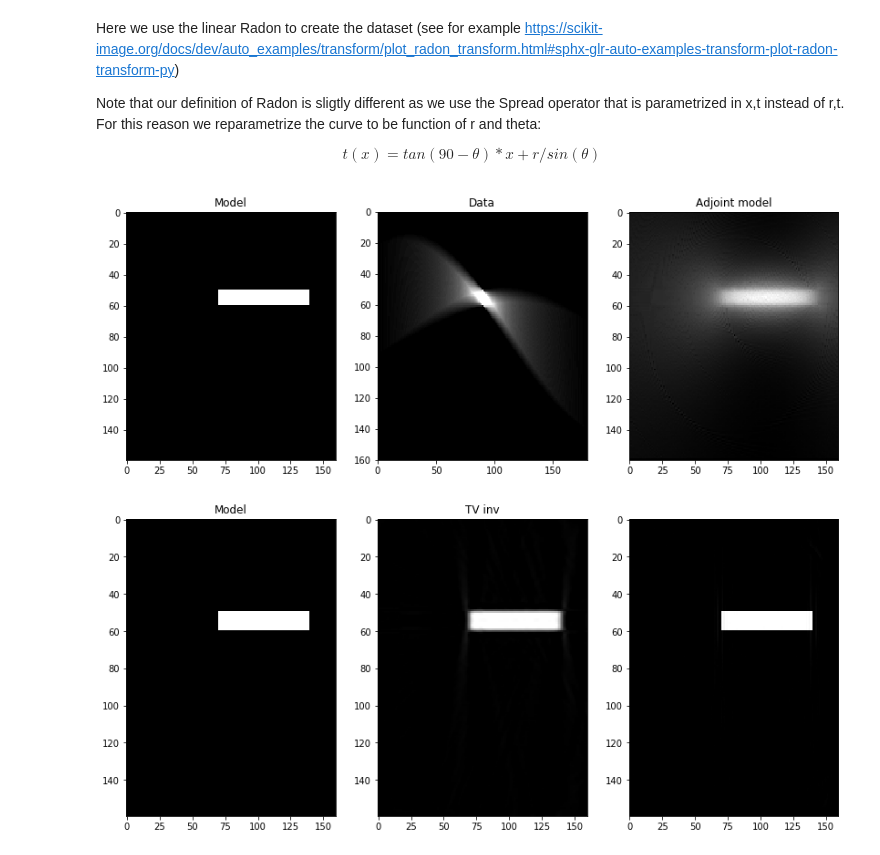
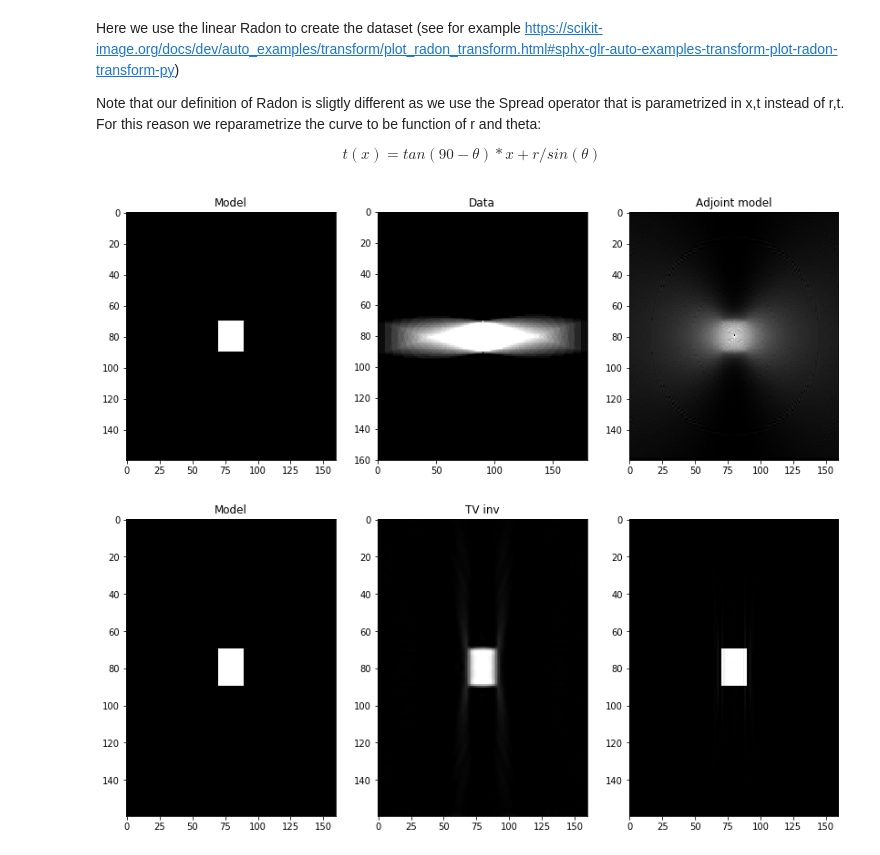
Before and after one commit to PyLops/pylops_notebooks, a Jupyter notebook: developement/TVreg.ipynb, the cells around one changed output. Cells and saved outputs as stored; diff of their text form; code cells hidden in the pictures.

```diff
--- a/developement/TVreg.ipynb
+++ b/developement/TVreg.ipynb
@@ -554,32 +554,32 @@ def create_table(f, x, taxis, thetaaxis, nx, nt, ntheta):
 # %%
 ny, nx = 160, 160
 image = np.zeros((ny, nx))
-image[50:60, 70:140] = 1
+image[70:90, 70:90] = 1
 
 theta = np.linspace(0., 180., 200, endpoint=False)
 table = create_table(radoncurve, np.arange(nx) - nx//2, np.arange(nx) - nx//2,
                      theta, ny, nx, theta.size)
 RLop = pylops.Spread((theta.size, nx), (ny, nx), table=table, engine='numba')
 
 y = RLop.H*image.T.ravel()
 y = y.reshape(theta.size, nx).T
 
 # Filtered back-projection
 imrec = RLop*y.T.ravel()
 imrec = imrec.reshape(nx, ny).T
 
 fig, axs = plt.subplots(1, 3, figsize=(14, 5))
 axs[0].imshow(image, vmin=0, vmax=1, cmap='gray')
 axs[0].set_title('Model')
 axs[0].axis('tight')
 axs[1].imshow(y, extent=(theta[0], theta[-1], ny, 0), cmap='gray')
 axs[1].set_title('Data')
 axs[1].axis('tight')
 axs[2].imshow(imrec, cmap='gray')
 axs[2].set_title('Adjoint model')
 axs[2].axis('tight');
 # %% [output]
-[figure, old version]
+[figure, new version]
 # %%
 Dop = [FirstDerivative(ny*nx, dims=(ny, nx), dir=0, edge=True, dtype=np.float),
        FirstDerivative(ny*nx, dims=(ny, nx), dir=1, edge=True, dtype=np.float)]
@@ -612,7 +612,7 @@ axs[2].imshow(xinv, vmin=0, vmax=1, cmap='gray')
 axs[2].axis('tight')
 axs[1].set_title('TV inv');
 # %% [output]
-[figure, old version]
+[figure, new version]
 # %%
 from skimage.data import shepp_logan_phantom
 from skimage.transform import rescale
```
Also changed, not shown: parts of 3 cells of this notebook.
